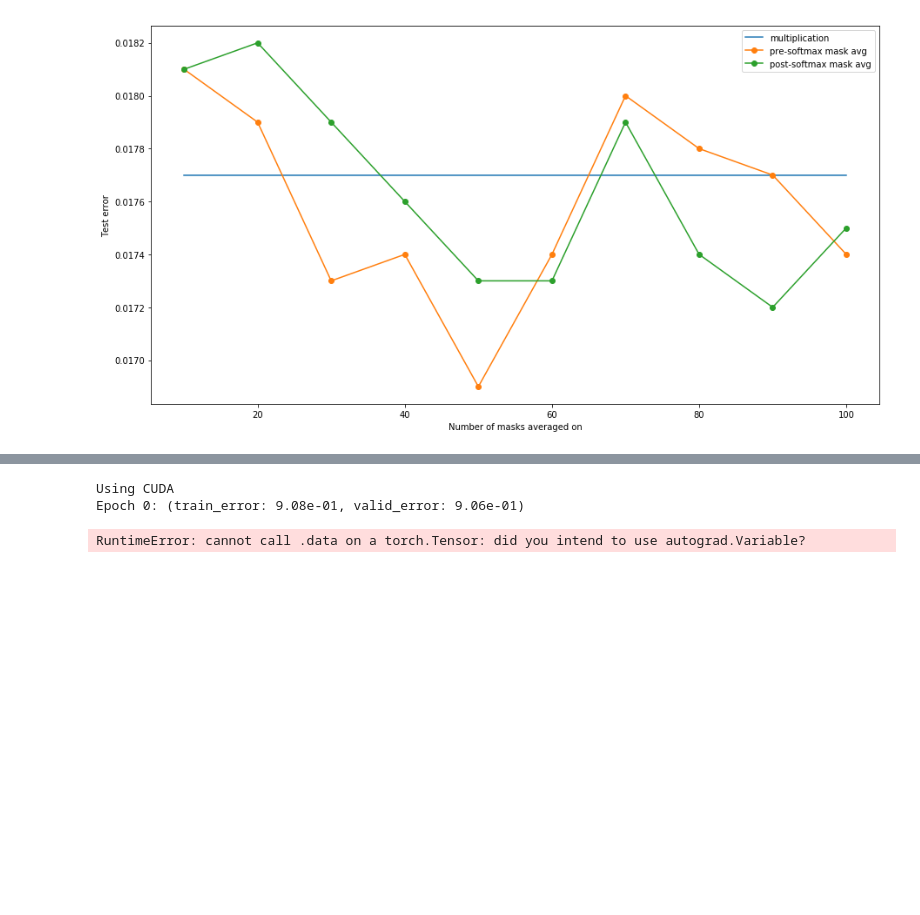
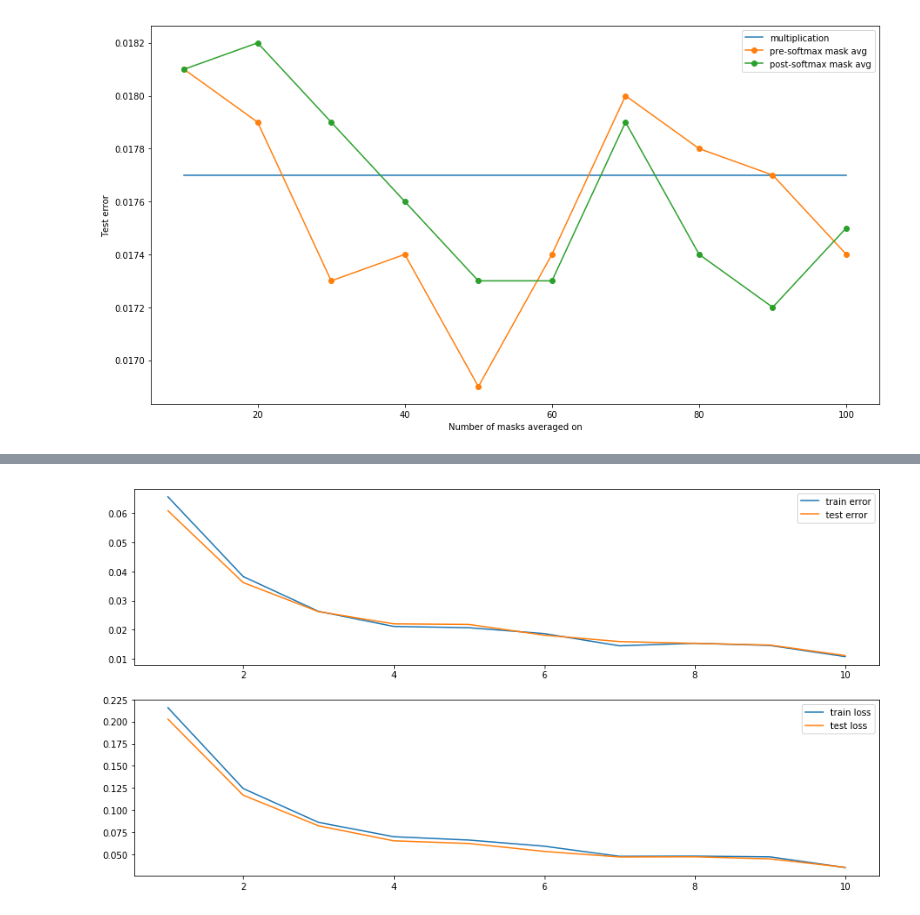
Before and after one commit to afcarl/IFT6135H18, a Jupyter notebook: assignment2/pb1.ipynb, the cells around one changed output, grey strips where cells are left out. Drawn from its saved outputs; the diff is of its cells as text; code cells hidden in the pictures; blank space fills up the shorter version.

```diff
--- a/assignment2/pb1.ipynb
+++ b/assignment2/pb1.ipynb
@@ -462,6 +434,3 @@ True
 # %%
-out_data, cnn = train(dl='cnn', print_every_meta=1)
+out_data, cnn = train(dl='cnn', print_every_meta=1, n_epochs=10, lr=1e-4)
+pickle.dump(out_data, open('data_cnn_nodrop_nobnpkl', 'wb'))
-# %% [output]
-Using CUDA
-Epoch 0: (train_error: 9.08e-01, valid_error: 9.06e-01)
-RuntimeError: cannot call .data on a torch.Tensor: did you intend to use autograd.Variable?
@@ -467,0 +439,13 @@ RuntimeError: cannot call .data on a torch.Tensor: did you intend to use autogra
+# %%
+out_data = pickle.load(open('data_cnn_nodrop_nobnpkl', 'rb'))
+plt.rcParams['figure.figsize'] = (15, 8)
+fig, axes=plt.subplots(2, 1)
+axes[0].plot(range(1, 11), out_data['train_errors'][1:], label='train error')
+axes[0].plot(range(1, 11), out_data['test_errors'][1:], label='test error')
+axes[0].legend()
+axes[1].plot(range(1, 11), out_data['train_losses'][1:], label='train loss')
+axes[1].plot(range(1, 11), out_data['test_losses'][1:], label='test loss')
+axes[1].legend()
+plt.show()
+# %% [output]
+[figure, added]
```
Also changed, not shown: parts of 21 cells of this notebook, 3 other files.
